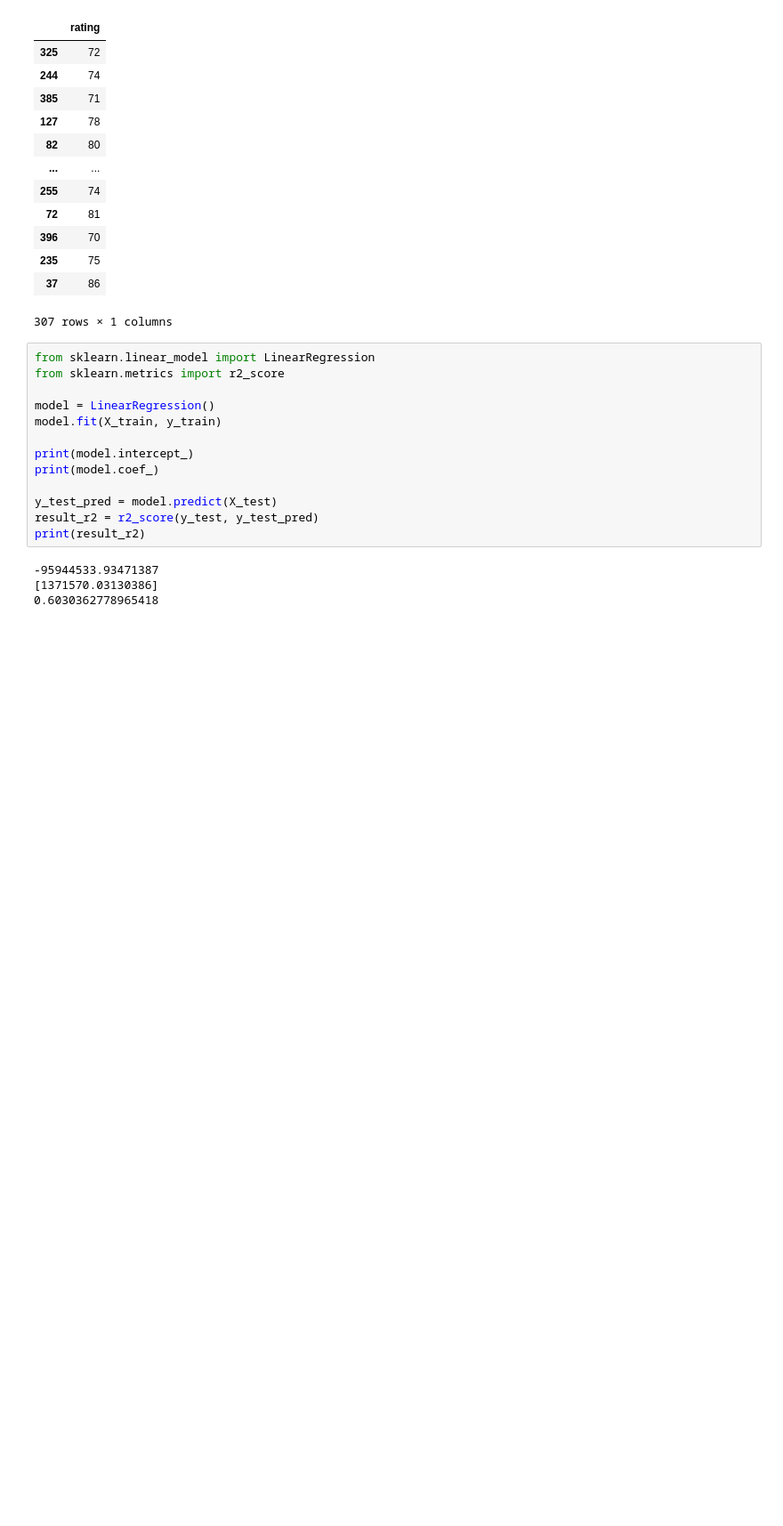
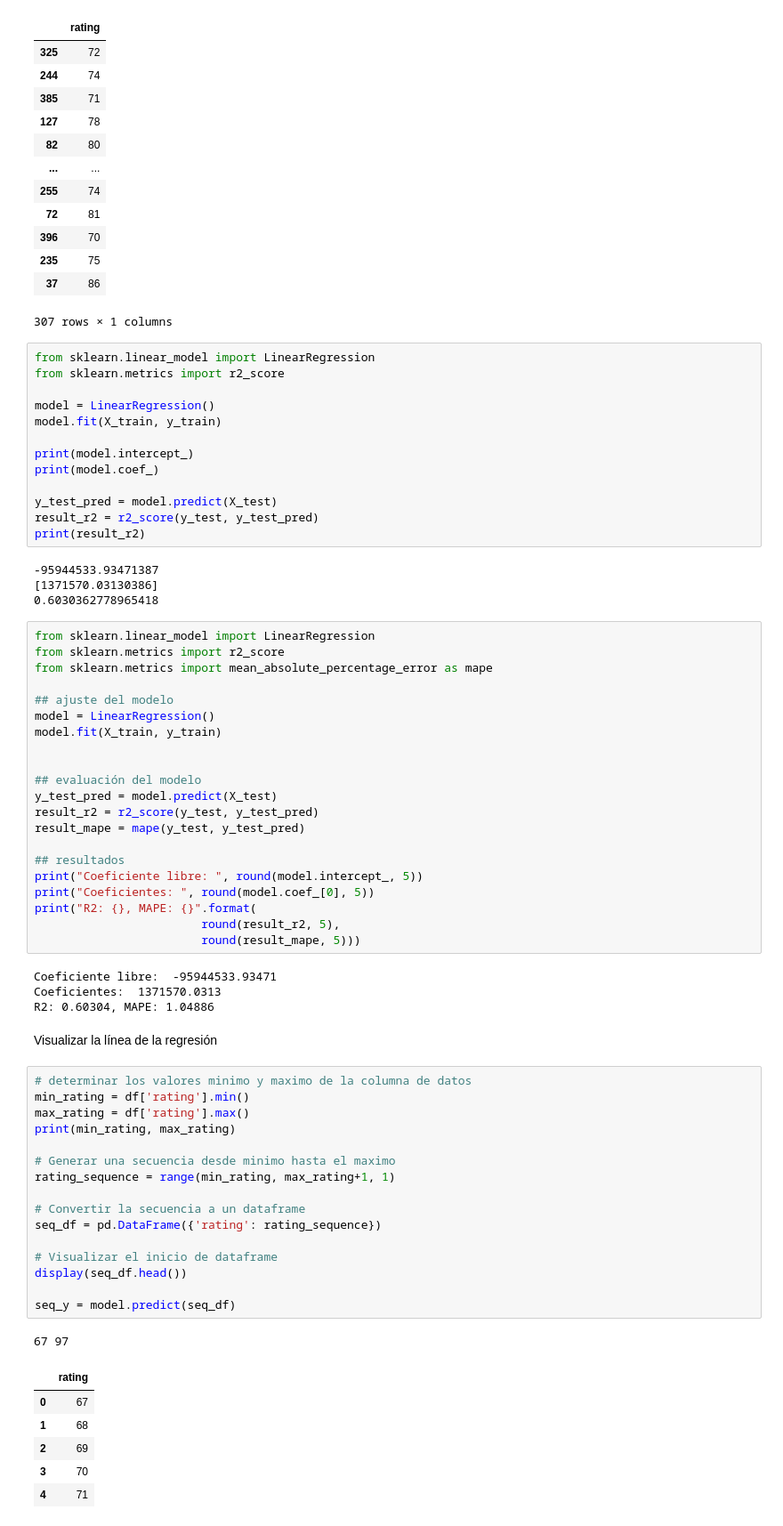
Before and after one commit to gabrielflores-cloud/cursophytoncucsh, a Jupyter notebook: Proyecto_4_pynb.ipynb, the cells around one changed output. Shown: that part at 89% size. Drawn from its saved outputs; the diff is of its cells as text; blank space fills up the shorter version.

```diff
--- a/Proyecto_4_pynb.ipynb
+++ b/Proyecto_4_pynb.ipynb
@@ -133,3 +133,54 @@ print(result_r2)
 -95944533.93471387
 [1371570.03130386]
 0.6030362778965418
+# %%
+from sklearn.linear_model import LinearRegression
+from sklearn.metrics import r2_score
+from sklearn.metrics import mean_absolute_percentage_error as mape
+
+## ajuste del modelo
+model = LinearRegression()
+model.fit(X_train, y_train)
+
+
+## evaluación del modelo
+y_test_pred = model.predict(X_test)
+result_r2 = r2_score(y_test, y_test_pred)
+result_mape = mape(y_test, y_test_pred)
+
+## resultados
+print("Coeficiente libre: ", round(model.intercept_, 5))
+print("Coeficientes: ", round(model.coef_[0], 5))
+print("R2: {}, MAPE: {}".format(
+                        round(result_r2, 5),
+                        round(result_mape, 5)))
+# %% [output]
+Coeficiente libre:  -95944533.93471
+Coeficientes:  1371570.0313
+R2: 0.60304, MAPE: 1.04886
+# %% [markdown]
+Visualizar la línea de la regresión
+# %%
+# determinar los valores minimo y maximo de la columna de datos
+min_rating = df['rating'].min()
+max_rating = df['rating'].max()
+print(min_rating, max_rating)
+
+# Generar una secuencia desde minimo hasta el maximo
+rating_sequence = range(min_rating, max_rating+1, 1)
+
+# Convertir la secuencia a un dataframe
+seq_df = pd.DataFrame({'rating': rating_sequence})
+
+# Visualizar el inicio de dataframe
+display(seq_df.head())
+
+seq_y = model.predict(seq_df)
+# %% [output]
+67 97
+|  | rating |
+| 0 | 67 |
+| 1 | 68 |
+| 2 | 69 |
+| 3 | 70 |
+| 4 | 71 |
```
Also changed, not shown: parts of 1 cell of this notebook.
